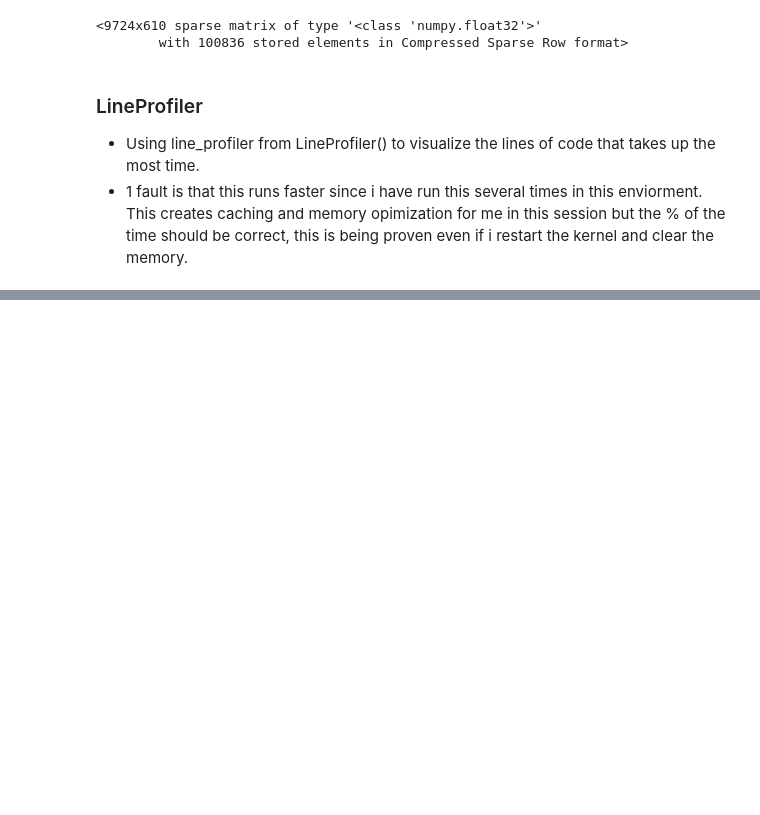
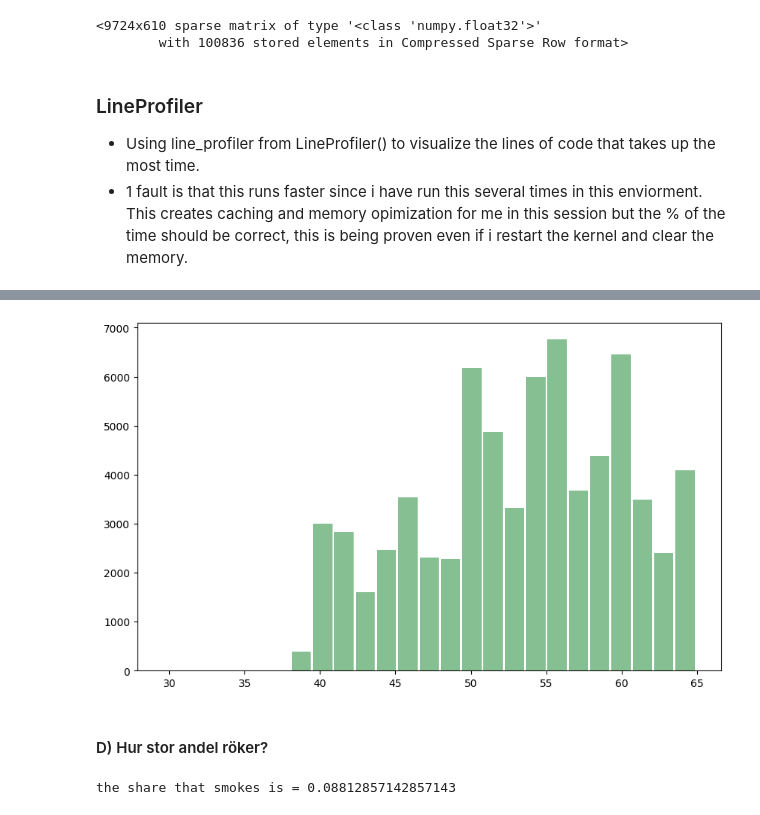
Before and after one commit to NoahEliasson/AI-Noah-Eliasson-OPA23, a Jupyter notebook: labs/Lab_1_Recommendation_system.ipynb, the cells around one changed output, grey strips where cells are left out. Cells and saved outputs as stored; diff of their text form; code cells hidden in the pictures; blank space fills up the shorter version.

```diff
--- a/labs/Lab_1_Recommendation_system.ipynb
+++ b/labs/Lab_1_Recommendation_system.ipynb
@@ -290,0 +375,4 @@ Velvet Goldmine (1998)
+# %%
+# age in years instead of days
+df_disease["age"] = df_disease["age"] / 365.25
+df_disease["age"]
@@ -290,0 +392,15 @@ Velvet Goldmine (1998)
+# %%
+ax = df_disease["age"].hist(bins=25, grid=False, figsize=(10,6), color='#86bf91', zorder=2, rwidth=0.9)
+# %% [output]
+[figure, added]
+# %% [markdown]
+#### D) Hur stor andel röker?
+# %%
+smokers = df_disease["smoke"].value_counts()
+smoke_pos, smoke_neg= smokers[1], smokers[0]
+
+share_smokes = smoke_pos / df_disease["smoke"].count()
+
+print(f"the share that smokes is = {share_smokes}")
+# %% [output]
+the share that smokes is = 0.08812857142857143
```
Also changed, not shown: parts of 19 cells of this notebook, 3 other files.
